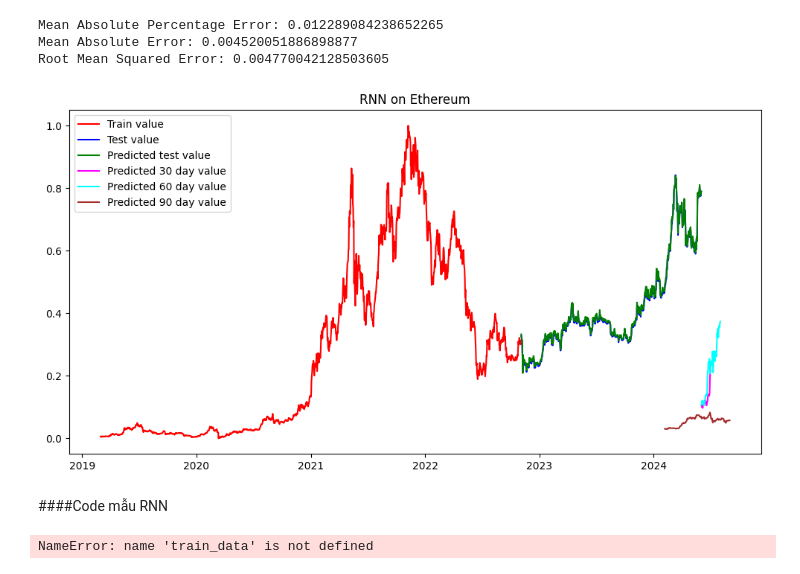
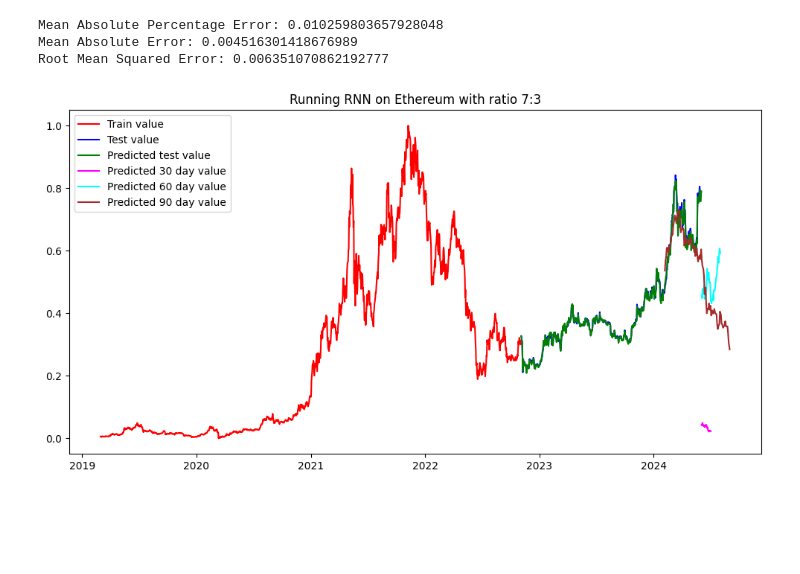
Before and after one commit to vmhoang1703/IS403-Project-Group13, a Jupyter notebook: Ethereum/ETH_7_3.ipynb, the cells around one changed output. Drawn from its saved outputs; the diff is of its cells as text; code cells hidden in the pictures; blank space fills up the shorter version.

Commit message:
Fix 5 model with ratio 7:3 on Ethereum

```diff
--- a/Ethereum/ETH_7_3.ipynb
+++ b/Ethereum/ETH_7_3.ipynb
@@ -621,0 +94,4 @@ X_90_RNN = X_90_scale.values.reshape((X_90_scale.shape[0], 1, X_90_scale.shape[1
+# %%
+df['Year'] = df.index.year
+df['Month'] = df.index.month
+df['Day'] = df.index.day
@@ -621,0 +116,3 @@ X_90_RNN = X_90_scale.values.reshape((X_90_scale.shape[0], 1, X_90_scale.shape[1
+# %%
+train_index = int(len(df)*train_size)
+print('train index: ',train_index)
@@ -621,0 +160,29 @@ X_90_RNN = X_90_scale.values.reshape((X_90_scale.shape[0], 1, X_90_scale.shape[1
+# %%
+scaler = MinMaxScaler(feature_range=(0, 1))
+df_train_scaled = scaler.fit_transform(df_train)
+df_test_scaled = scaler.transform(df_test)
+df_30_scaled = scaler.transform(df_30)
+df_60_scaled = scaler.transform(df_60)
+df_90_scaled = scaler.transform(df_90)
+
+
+df_train_scaled = pd.DataFrame(df_train_scaled, index=df_train.index, columns=df_train.columns)
+df_test_scaled = pd.DataFrame(df_test_scaled, index=df_test.index, columns=df_test.columns)
+df_30_scaled = pd.DataFrame(df_30_scaled,index =df_30.index,columns=df_30.columns)
+df_60_scaled = pd.DataFrame(df_60_scaled,index =df_60.index,columns=df_60.columns)
+df_90_scaled = pd.DataFrame(df_90_scaled,index =df_90.index,columns=df_90.columns)
+# %%
+X_train_scale = df_train_scaled.drop(columns=['Price'])
+y_train_scale = df_train_scaled['Price']
+
+X_test_scale  = df_test_scaled.drop(columns=['Price'])
+y_test_scale  = df_test_scaled['Price']
+
+X_30_scale = df_30_scaled.drop(columns=['Price'])
+y_30_scale = df_30_scaled['Price']
+
+X_60_scale = df_60_scaled.drop(columns=['Price'])
+y_60_scale = df_60_scaled['Price']
+
+X_90_scale = df_90_scaled.drop(columns=['Price'])
+y_90_scale = df_90_scaled['Price']
@@ -651,26 +366,24 @@ pred_90_RNN = model_RNN.predict(X_90_RNN)
 # %%
 mape = mean_absolute_percentage_error(y_test_RNN, pred_test_RNN)
 mae = mean_absolute_error(y_test_RNN,pred_test_RNN)
-rmse = root_mean_squared_error(y_test_RNN, pred_test_RNN)
+mse = mean_squared_error(y_test_RNN, pred_test_RNN)
 print(f'Mean Absolute Percentage Error: {mape}')
 print(f'Mean Absolute Error: {mae}')
-print(f'Root Mean Squared Error: {rmse}')
+print(f'Root Mean Squared Error: {math.sqrt(mse)}')
 # %% [output]
-Mean Absolute Percentage Error: 0.012289084238652265
-Mean Absolute Error: 0.004520051886898877
-Root Mean Squared Error: 0.004770042128503605
+Mean Absolute Percentage Error: 0.010259803657928048
+Mean Absolute Error: 0.004516301418676989
+Root Mean Squared Error: 0.006351070862192777
 # %%
 plt.figure(figsize=(12, 6))
 plt.plot(pd.DataFrame(y_train_scale).index.to_list(),pd.DataFrame(y_train_RNN),color='red',label='Train value')
 plt.plot(pd.DataFrame(y_test_scale).index.to_list(), pd.DataFrame(y_test_RNN), color='blue', label='Test value')
 plt.plot(pd.DataFrame(y_test_scale).index.to_list(), pd.DataFrame(pred_test_RNN.reshape(-1)), color='green', label='Predicted test value')
 plt.plot(pd.DataFrame(y_30_scale).index.to_list(), pd.DataFrame(pred_30_RNN.reshape(-1)), color='magenta', label='Predicted 30 day value')
 plt.plot(pd.DataFrame(y_60_scale).index.to_list(), pd.DataFrame(pred_60_RNN.reshape(-1)), color='cyan', label='Predicted 60 day value')
 plt.plot(pd.DataFrame(y_90_scale).index.to_list(), pd.DataFrame(pred_90_RNN.reshape(-1)), color='brown', label='Predicted 90 day value')
-plt.title("RNN on Ethereum")
+plt.title(f'Running RNN on Ethereum with ratio {ratio}')
 plt.legend()
 plt.show()
 # %% [output]
-[figure, old version]
+[figure, new version]
-# %% [markdown]
-####Code mẫu RNN
@@ -686,8 +389,0 @@ def create_dataset(dataset, time_step=1):
-# %%
-# 6. Reshape into X=t,t+1,t+2..t+99 and Y=t+100
-time_step = 100
-X_train, y_train = create_dataset(train_data, time_step)
-X_val, yval = create_dataset(val_data, time_step)
-X_test, ytest = create_dataset(test_data, time_step)
-# %% [output]
-NameError: name 'train_data' is not defined
```
Also changed, not shown: parts of 204 cells of this notebook.
